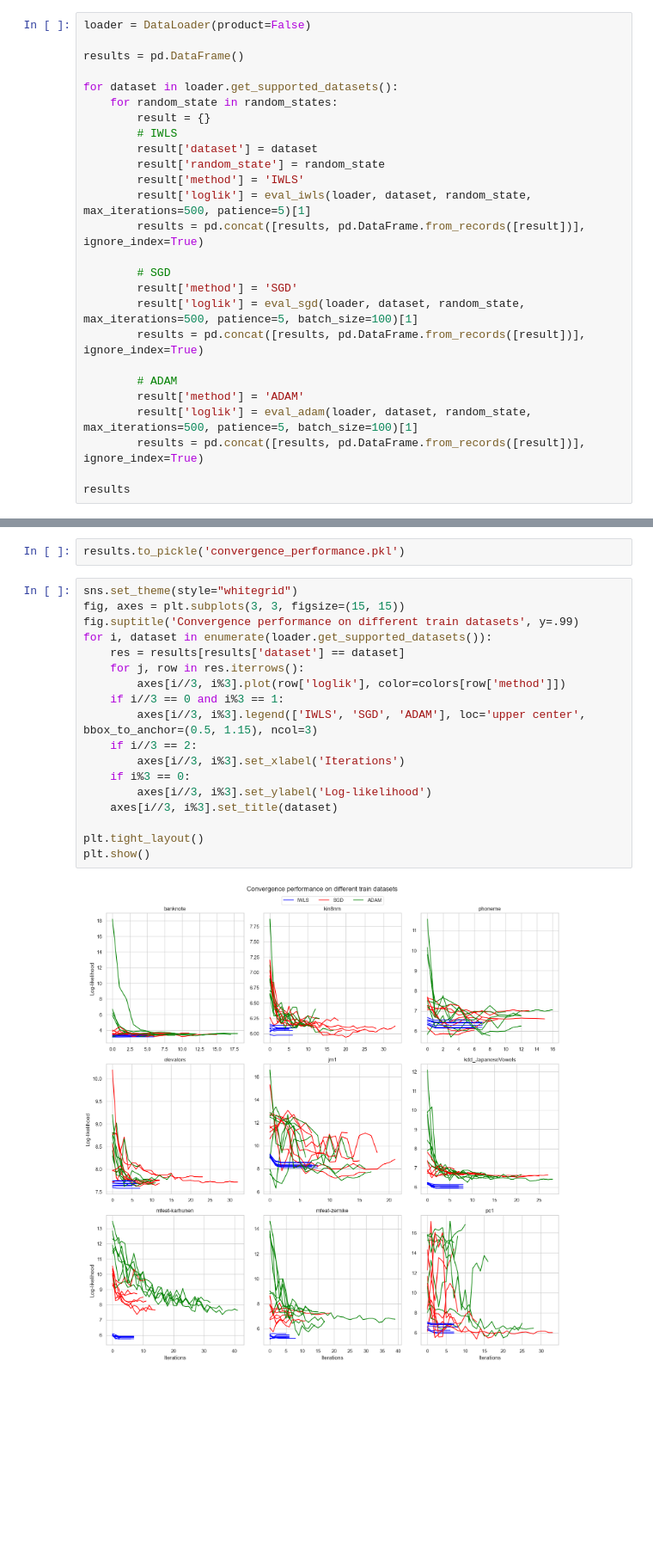
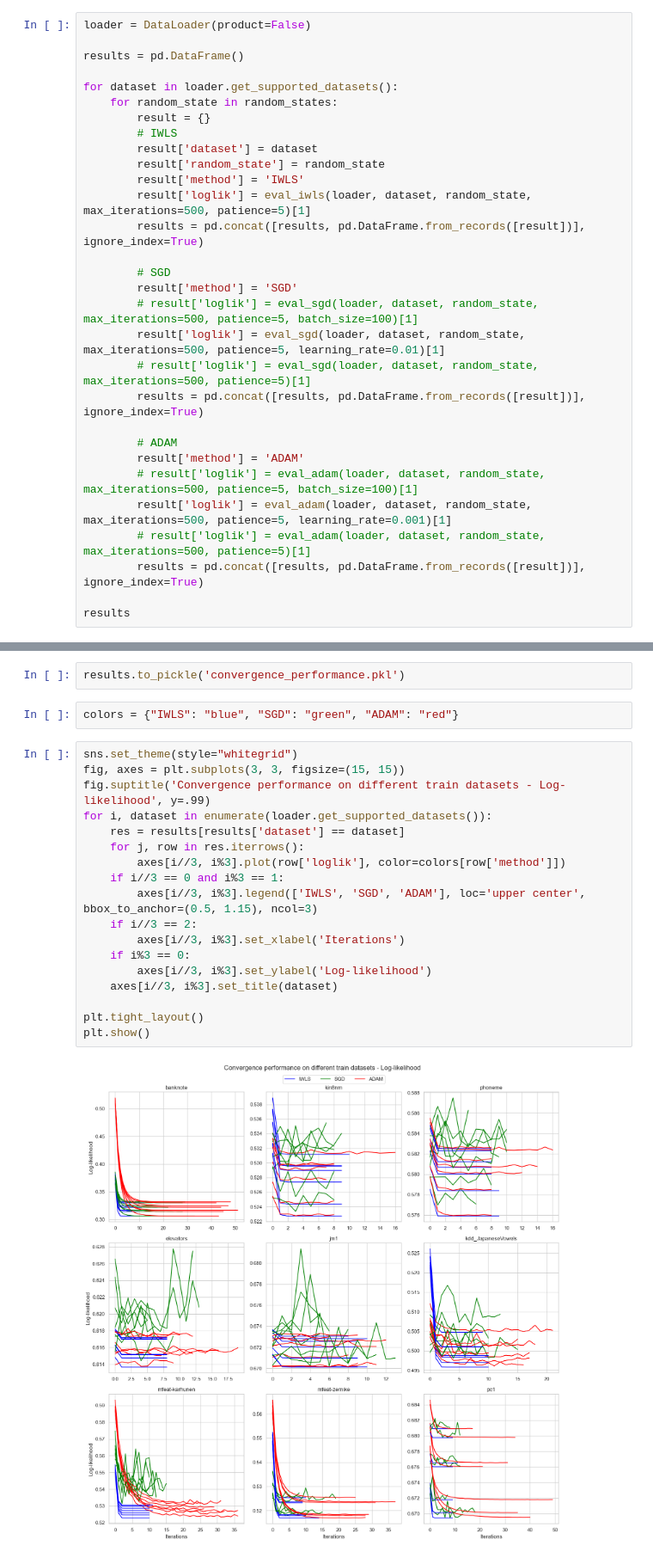
Before and after one commit to dyrewucktv/aml_projekt, a Jupyter notebook: convergence_analysis.ipynb, the cells around one changed output, grey strips where cells are left out. Shown at 86% size. Cells and saved outputs as stored; diff of their text form; blank space fills up the shorter version.

```diff
--- a/convergence_analysis.ipynb
+++ b/convergence_analysis.ipynb
@@ -27,12 +27,16 @@ for dataset in loader.get_supported_datasets():
 
         # SGD
         result['method'] = 'SGD'
-        result['loglik'] = eval_sgd(loader, dataset, random_state, max_iterations=500, patience=5, batch_size=100)[1]
+        # result['loglik'] = eval_sgd(loader, dataset, random_state, max_iterations=500, patience=5, batch_size=100)[1]
+        result['loglik'] = eval_sgd(loader, dataset, random_state, max_iterations=500, patience=5, learning_rate=0.01)[1]
+        # result['loglik'] = eval_sgd(loader, dataset, random_state, max_iterations=500, patience=5)[1]
         results = pd.concat([results, pd.DataFrame.from_records([result])], ignore_index=True)
 
         # ADAM
         result['method'] = 'ADAM'
-        result['loglik'] = eval_adam(loader, dataset, random_state, max_iterations=500, patience=5, batch_size=100)[1]
+        # result['loglik'] = eval_adam(loader, dataset, random_state, max_iterations=500, patience=5, batch_size=100)[1]
+        result['loglik'] = eval_adam(loader, dataset, random_state, max_iterations=500, patience=5, learning_rate=0.001)[1]
+        # result['loglik'] = eval_adam(loader, dataset, random_state, max_iterations=500, patience=5)[1]
         results = pd.concat([results, pd.DataFrame.from_records([result])], ignore_index=True)
 
 results
@@ -52,23 +56,25 @@ results
 189 rows × 4 columns
 # %%
 results.to_pickle('convergence_performance.pkl')
+# %%
+colors = {"IWLS": "blue", "SGD": "green", "ADAM": "red"}
 # %%
 sns.set_theme(style="whitegrid")
 fig, axes = plt.subplots(3, 3, figsize=(15, 15))
-fig.suptitle('Convergence performance on different train datasets', y=.99)
+fig.suptitle('Convergence performance on different train datasets - Log-likelihood', y=.99)
 for i, dataset in enumerate(loader.get_supported_datasets()):
     res = results[results['dataset'] == dataset]
     for j, row in res.iterrows():
         axes[i//3, i%3].plot(row['loglik'], color=colors[row['method']])
     if i//3 == 0 and i%3 == 1:
         axes[i//3, i%3].legend(['IWLS', 'SGD', 'ADAM'], loc='upper center', bbox_to_anchor=(0.5, 1.15), ncol=3)
     if i//3 == 2:
         axes[i//3, i%3].set_xlabel('Iterations')
     if i%3 == 0:
         axes[i//3, i%3].set_ylabel('Log-likelihood')
     axes[i//3, i%3].set_title(dataset)
 
 plt.tight_layout()
 plt.show()
 # %% [output]
-[figure, old version]
+[figure, new version]
```
Also changed, not shown: parts of 4 cells of this notebook, 1 other file.
